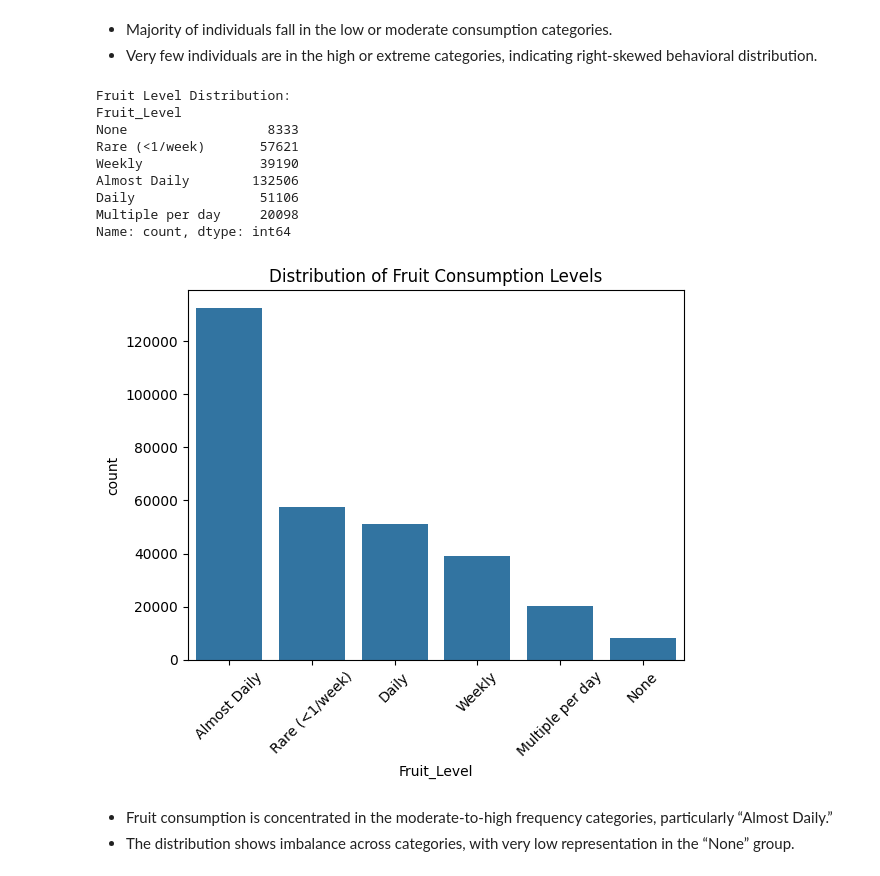
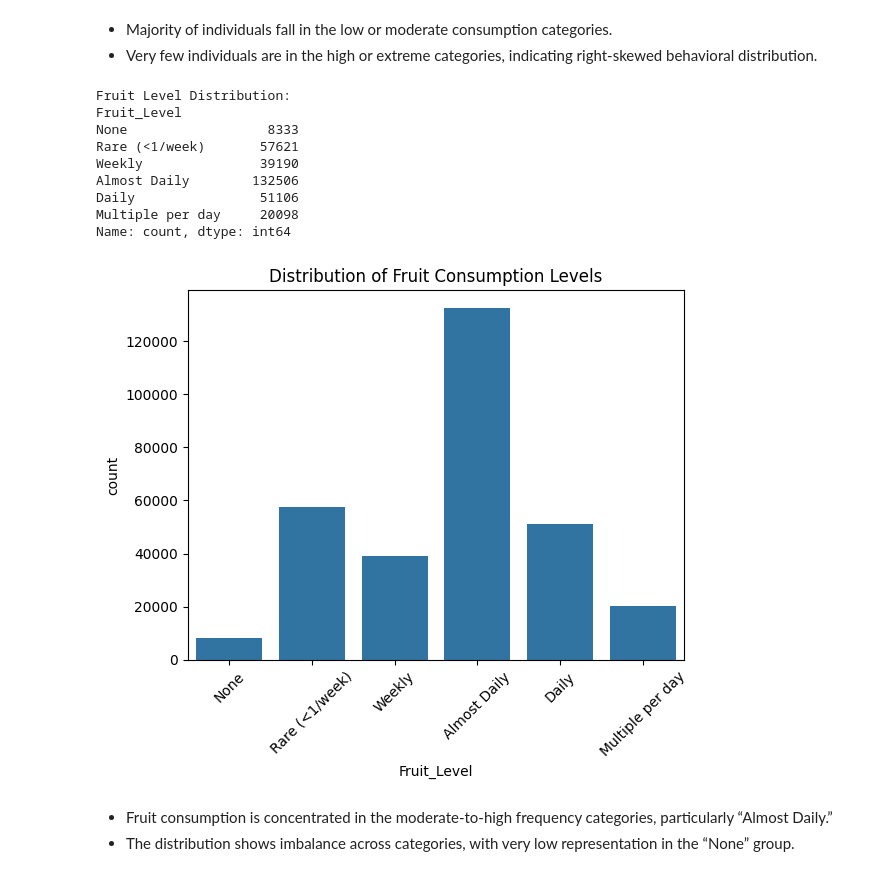
Before and after one commit to its-rhasil/cardio-risk, a Jupyter notebook: notebooks/01_data_exploration.ipynb, the cells around one changed output. Saved outputs shown, nothing was run; the diff lists cells and outputs as text; code cells hidden in the pictures.

```diff
--- a/notebooks/01_data_exploration.ipynb
+++ b/notebooks/01_data_exploration.ipynb
@@ -177,22 +187,22 @@ Name: count, dtype: int64
 # %%
 print("Fruit Level Distribution:")
 print(df["Fruit_Level"].value_counts().sort_index())
 plt.figure()
-sns.countplot(x="Fruit_Level", data=df, order=df["Fruit_Level"].value_counts().index)
+sns.countplot(x="Fruit_Level", data=df, order=df["Fruit_Level"].value_counts().sort_index().index)
 plt.xticks(rotation=45)
 plt.title("Distribution of Fruit Consumption Levels")
 plt.show()
 # %% [output]
 Fruit Level Distribution:
 Fruit_Level
 None                  8333
 Rare (<1/week)       57621
 Weekly               39190
 Almost Daily        132506
 Daily                51106
 Multiple per day     20098
 Name: count, dtype: int64
-[figure, old version]
+[figure, new version]
 # %% [markdown]
 * Fruit consumption is concentrated in the moderate-to-high frequency categories, particularly “Almost Daily.”
 * The distribution shows imbalance across categories, with very low representation in the “None” group.
```
Also changed, not shown: parts of 23 cells of this notebook.
